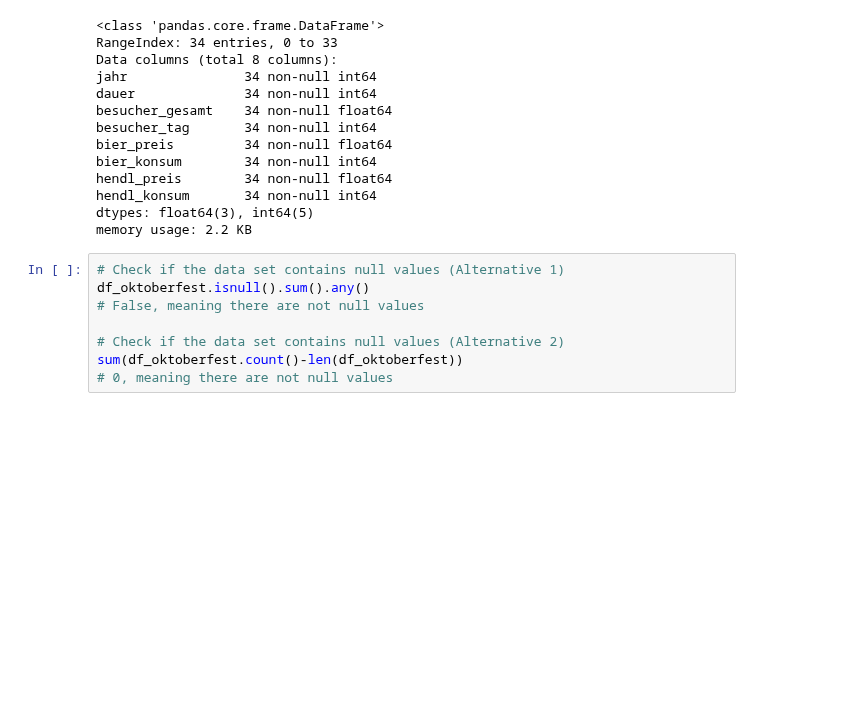
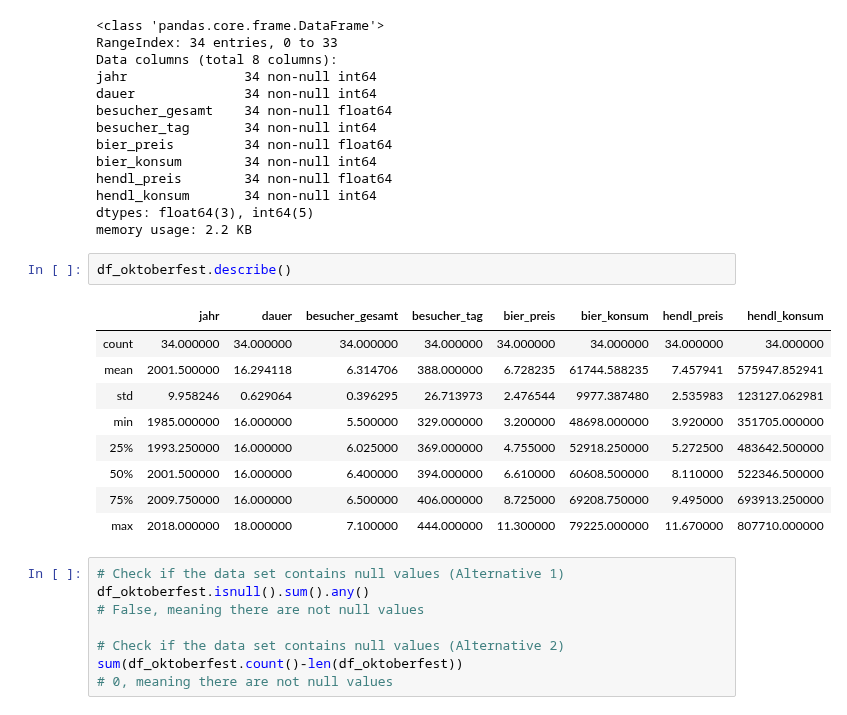
Before and after one commit to tikasyahfitri/Pyladies, a Jupyter notebook: Dataviz.ipynb, the cells around one changed output. Drawn from its saved outputs; the diff is of its cells as text; blank space fills up the shorter version.

```diff
--- a/Dataviz.ipynb
+++ b/Dataviz.ipynb
@@ -34,6 +77,18 @@ hendl_preis        34 non-null float64
 hendl_konsum       34 non-null int64
 dtypes: float64(3), int64(5)
 memory usage: 2.2 KB
+# %%
+df_oktoberfest.describe()
+# %% [output]
+|  | jahr | dauer | besucher_gesamt | besucher_tag | bier_preis | bier_konsum | hendl_preis | hendl_konsum |
+| count | 34.000000 | 34.000000 | 34.000000 | 34.000000 | 34.000000 | 34.000000 | 34.000000 | 34.000000 |
+| mean | 2001.500000 | 16.294118 | 6.314706 | 388.000000 | 6.728235 | 61744.588235 | 7.457941 | 575947.852941 |
+| std | 9.958246 | 0.629064 | 0.396295 | 26.713973 | 2.476544 | 9977.387480 | 2.535983 | 123127.062981 |
+| min | 1985.000000 | 16.000000 | 5.500000 | 329.000000 | 3.200000 | 48698.000000 | 3.920000 | 351705.000000 |
+| 25% | 1993.250000 | 16.000000 | 6.025000 | 369.000000 | 4.755000 | 52918.250000 | 5.272500 | 483642.500000 |
+| 50% | 2001.500000 | 16.000000 | 6.400000 | 394.000000 | 6.610000 | 60608.500000 | 8.110000 | 522346.500000 |
+| 75% | 2009.750000 | 16.000000 | 6.500000 | 406.000000 | 8.725000 | 69208.750000 | 9.495000 | 693913.250000 |
+| max | 2018.000000 | 18.000000 | 7.100000 | 444.000000 | 11.300000 | 79225.000000 | 11.670000 | 807710.000000 |
 # %%
 # Check if the data set contains null values (Alternative 1)
 df_oktoberfest.isnull().sum().any()
```
Also changed, not shown: parts of 38 cells of this notebook, 1 other file.
